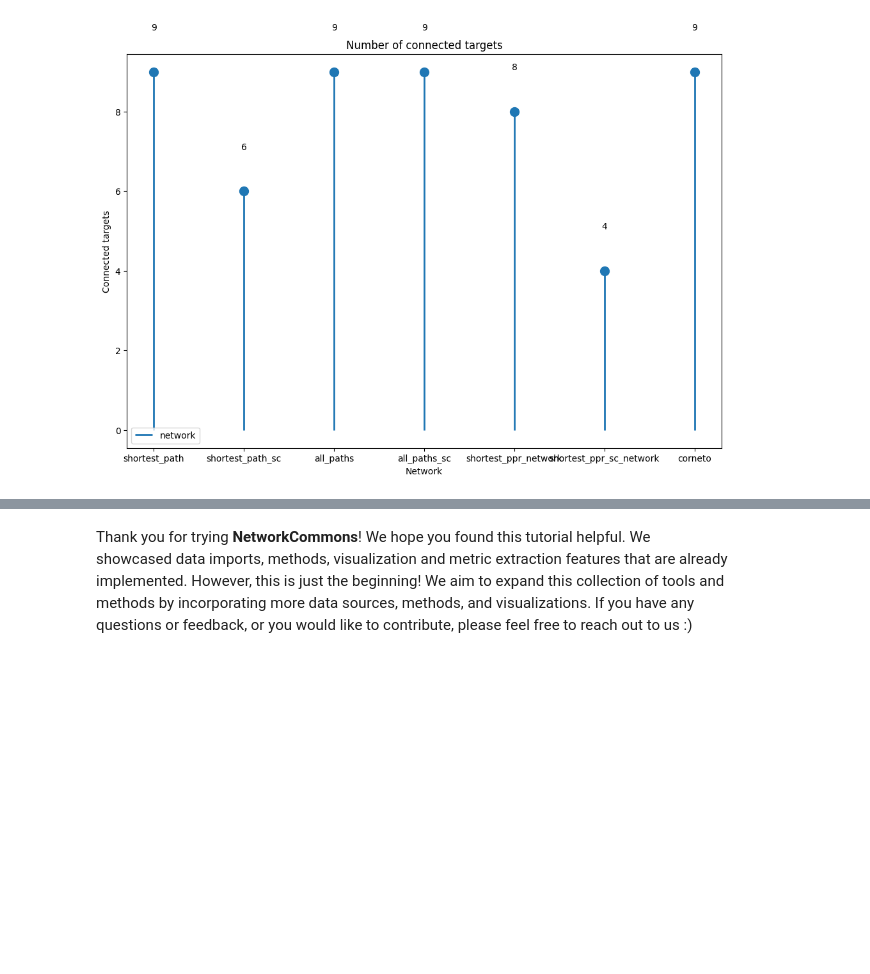
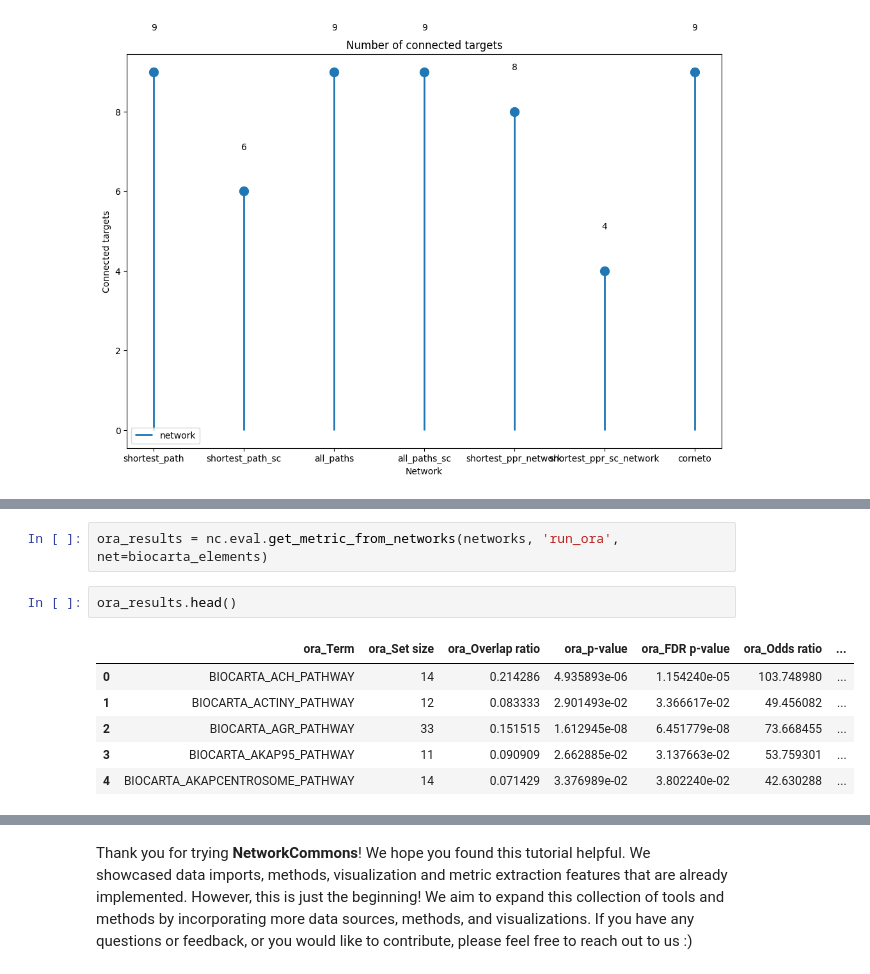
Before and after one commit to saezlab/networkcommons, a Jupyter notebook: docs/src/vignettes/1_simple_example.ipynb, the cells around one changed output, grey strips where cells are left out. Cells and saved outputs as stored; diff of their text form; blank space fills up the shorter version.

```diff
--- a/docs/src/vignettes/1_simple_example.ipynb
+++ b/docs/src/vignettes/1_simple_example.ipynb
@@ -296,0 +323,11 @@ nc.visual.lollipop_plot(metrics, 'network', 'Connected targets', orientation='ve
+# %%
+ora_results = nc.eval.get_metric_from_networks(networks, 'run_ora', net=biocarta_elements)
+# %%
+ora_results.head()
+# %% [output]
+|  | ora_Term | ora_Set size | ora_Overlap ratio | ora_p-value | ora_FDR p-value | ora_Odds ratio | ... |
+| 0 | BIOCARTA_ACH_PATHWAY | 14 | 0.214286 | 4.935893e-06 | 1.154240e-05 | 103.748980 | ... |
+| 1 | BIOCARTA_ACTINY_PATHWAY | 12 | 0.083333 | 2.901493e-02 | 3.366617e-02 | 49.456082 | ... |
+| 2 | BIOCARTA_AGR_PATHWAY | 33 | 0.151515 | 1.612945e-08 | 6.451779e-08 | 73.668455 | ... |
+| 3 | BIOCARTA_AKAP95_PATHWAY | 11 | 0.090909 | 2.662885e-02 | 3.137663e-02 | 53.759301 | ... |
+| 4 | BIOCARTA_AKAPCENTROSOME_PATHWAY | 14 | 0.071429 | 3.376989e-02 | 3.802240e-02 | 42.630288 | ... |
```
Also changed, not shown: parts of 10 cells of this notebook.
